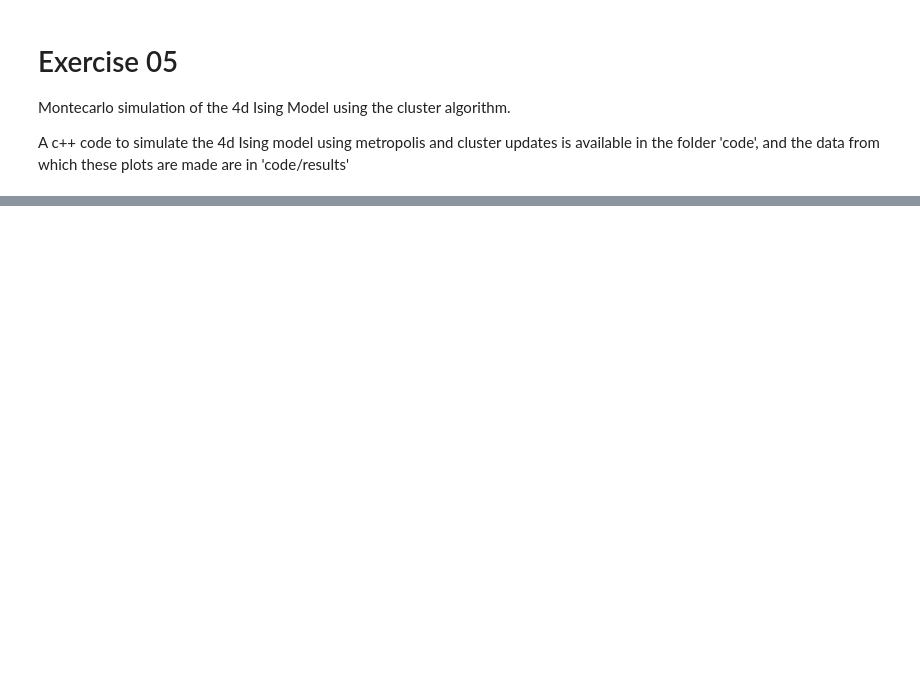
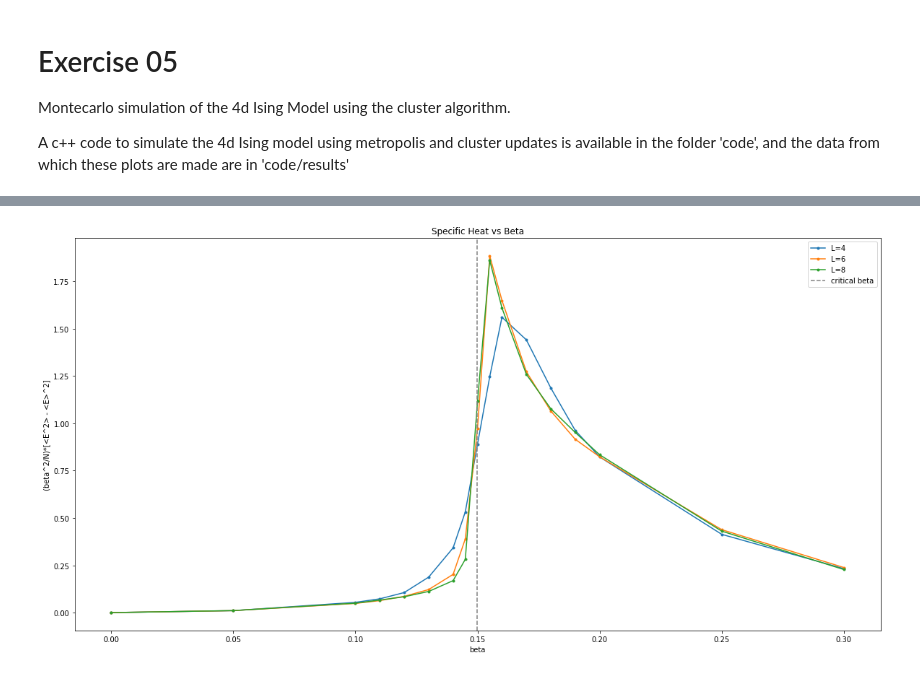
Before and after one commit to lkeegan/LQCD, a Jupyter notebook: exercise-05/solution-05.ipynb, the cells around one changed output, grey strips where cells are left out. Saved outputs shown, nothing was run; the diff lists cells and outputs as text; code cells hidden in the pictures; blank space fills up the shorter version.

```diff
--- a/exercise-05/solution-05.ipynb
+++ b/exercise-05/solution-05.ipynb
@@ -41,0 +47,8 @@ plt.show()
+# %%
+plt.figure()
+plot_data(plt, 3)
+plt.ylabel('(beta^2/N)*[<E^2> - <E>^2]')
+plt.title('Specific Heat vs Beta')
+plt.show()
+# %% [output]
+[figure, added]
```
Also changed, not shown: parts of 4 cells of this notebook, 9 other files.
